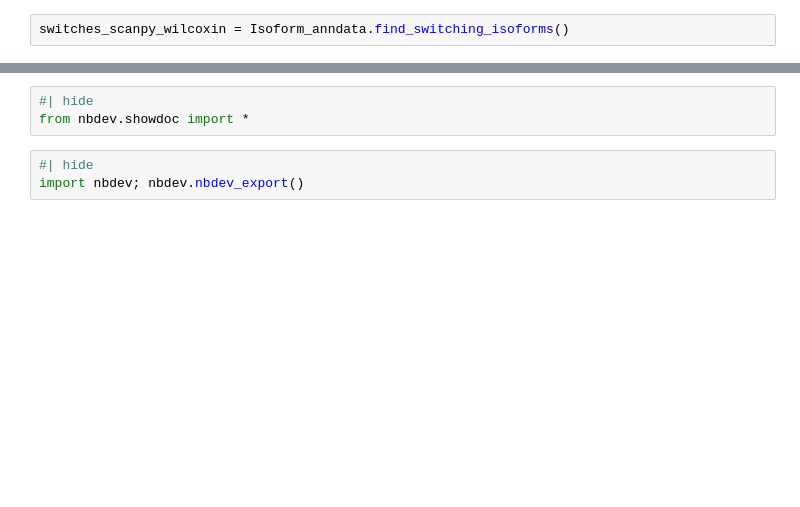
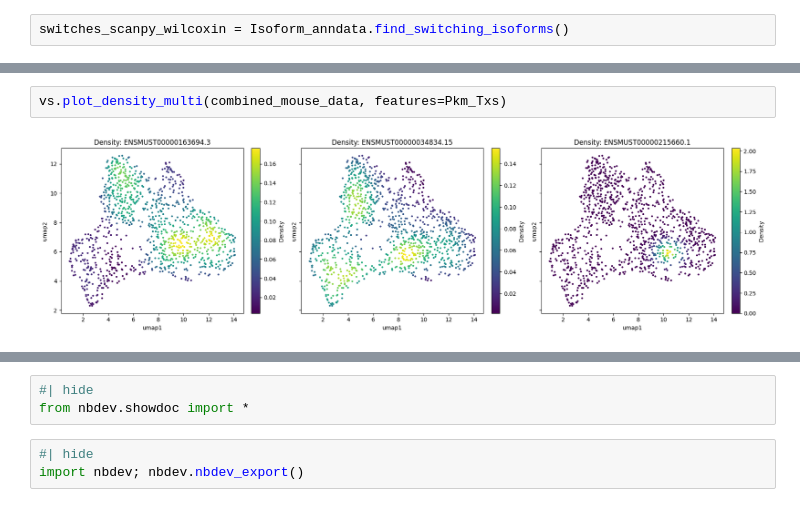
Before and after one commit to cobioda/allos, a Jupyter notebook: nbs/005_switch_search.ipynb, the cells around one changed output, grey strips where cells are left out. Drawn from its saved outputs; the diff is of its cells as text; blank space fills up the shorter version.

```diff
--- a/nbs/005_switch_search.ipynb
+++ b/nbs/005_switch_search.ipynb
@@ -1286,0 +1246,4 @@ switches_scanpy_wilcoxin
+# %%
+vs.plot_density_multi(combined_mouse_data, features=Pkm_Txs)
+# %% [output]
+[figure, added]
```
Also changed, not shown: parts of 12 cells of this notebook, 9 other files.
